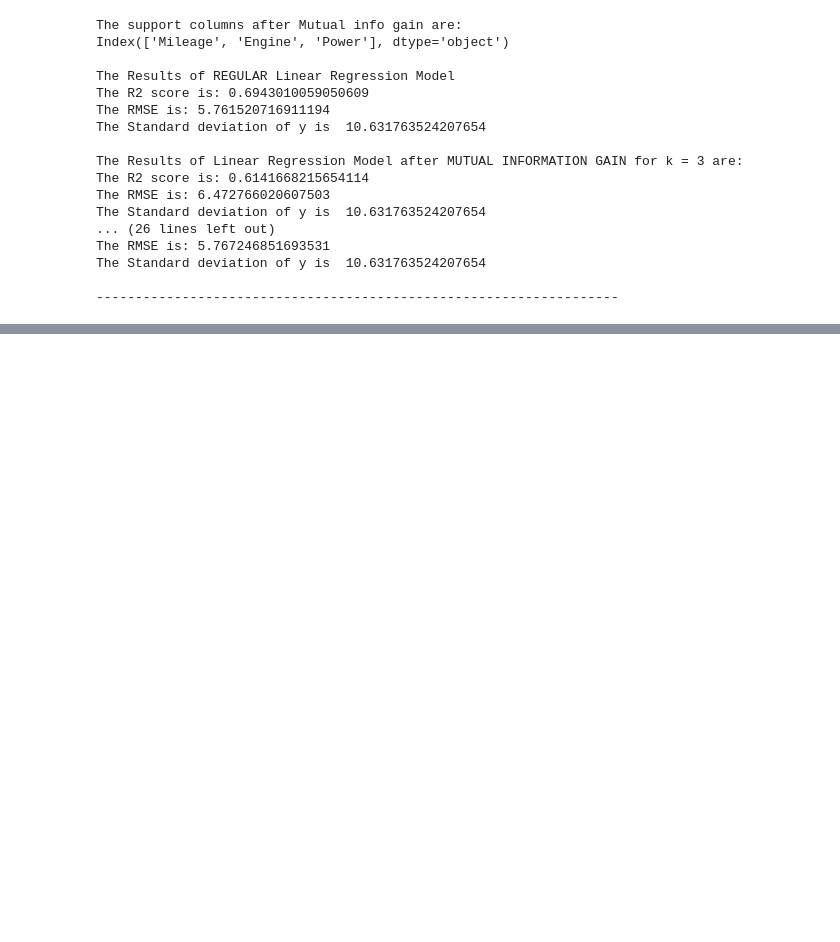
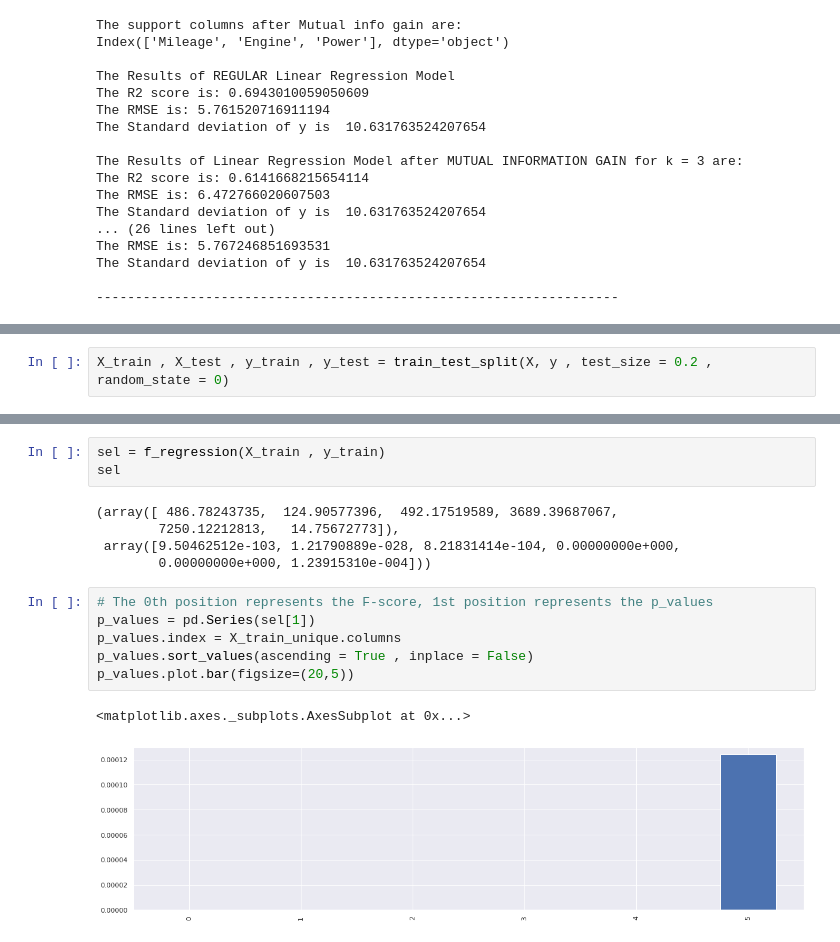
Before and after one commit to Microsoft-ML-Internship-Team/Major-Project-Submissions, a Jupyter notebook: KAUSTAV/02_Kaustav_feature_engineering_v4.ipynb, the cells around one changed output, grey strips where cells are left out. Cells and saved outputs as stored; diff of their text form; blank space fills up the shorter version.

```diff
--- a/KAUSTAV/02_Kaustav_feature_engineering_v3.ipynb
+++ b/KAUSTAV/02_Kaustav_feature_engineering_v4.ipynb
@@ -742,0 +844,2 @@ The Standard deviation of y is  10.631763524207654
+# %%
+X_train , X_test , y_train , y_test = train_test_split(X, y , test_size = 0.2 , random_state = 0)
@@ -742,0 +878,17 @@ The Standard deviation of y is  10.631763524207654
+# %%
+sel = f_regression(X_train , y_train)
+sel
+# %% [output]
+(array([ 486.78243735,  124.90577396,  492.17519589, 3689.39687067,
+        7250.12212813,   14.75672773]),
+ array([9.50462512e-103, 1.21790889e-028, 8.21831414e-104, 0.00000000e+000,
+        0.00000000e+000, 1.23915310e-004]))
+# %%
+# The 0th position represents the F-score, 1st position represents the p_values
+p_values = pd.Series(sel[1])
+p_values.index = X_train_unique.columns
+p_values.sort_values(ascending = True , inplace = False)
+p_values.plot.bar(figsize=(20,5))
+# %% [output]
+<matplotlib.axes._subplots.AxesSubplot at 0x...>
+[figure, added]
```
Also changed, not shown: parts of 14 cells of this notebook.
